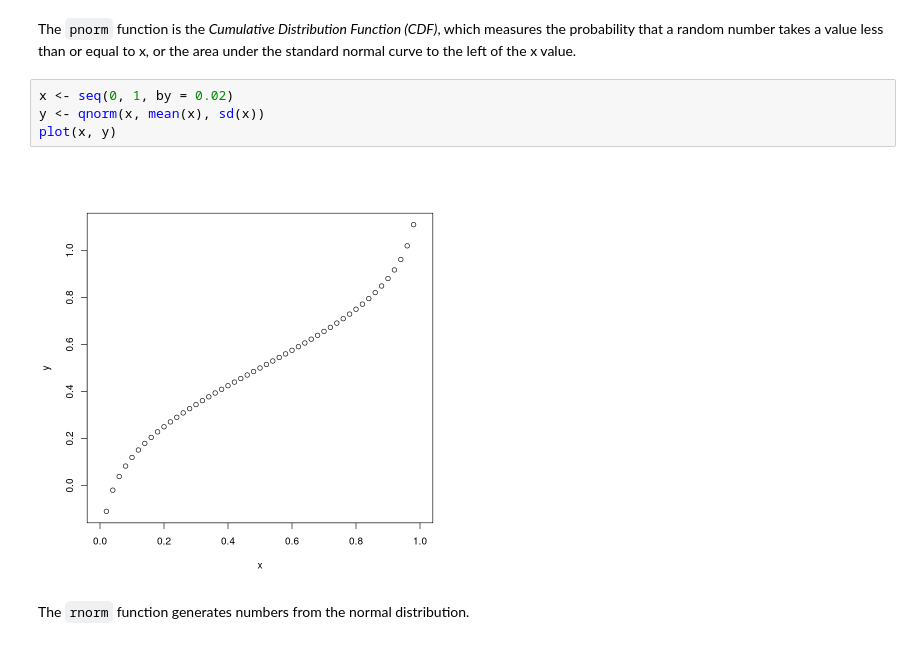
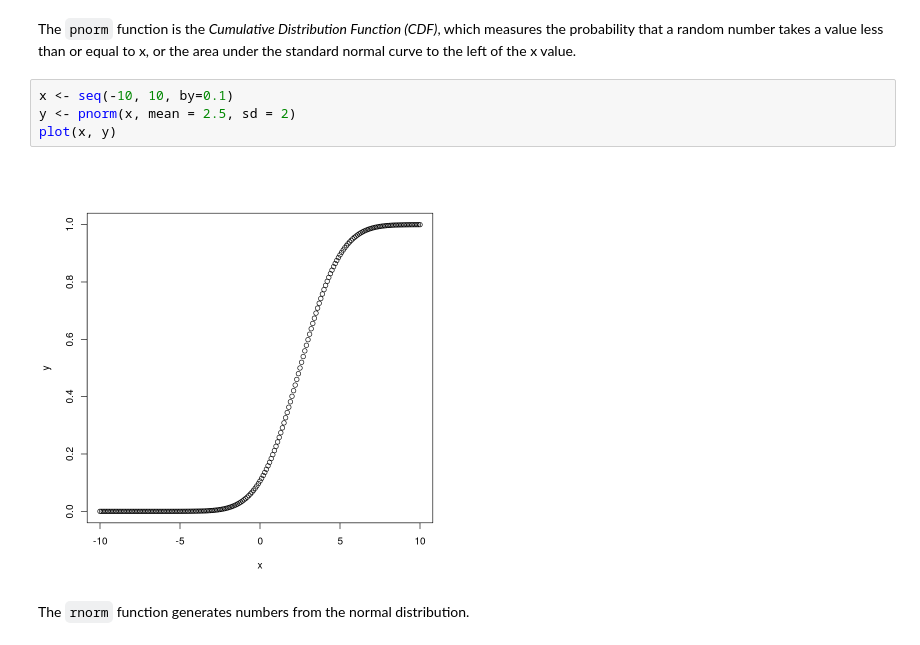
Before and after one commit to JeremyMcCormick/notebooks, a Jupyter notebook: R/StatisticsCompetencies.ipynb, the cells around one changed output. Drawn from its saved outputs; the diff is of its cells as text.

```diff
--- a/R/StatisticsCompetencies.ipynb
+++ b/R/StatisticsCompetencies.ipynb
@@ -677,11 +669,11 @@ plot(x, y)
 # %% [markdown]
 The <code>pnorm</code> function is the <i>Cumulative Distribution Function (CDF)</i>, which measures the probability that a random number takes a value less than or equal to x, or the area under the standard normal curve to the left of the x value.
 # %%
-x <- seq(0, 1, by = 0.02)
-y <- qnorm(x, mean(x), sd(x))
+x <- seq(-10, 10, by=0.1)
+y <- pnorm(x, mean = 2.5, sd = 2)
 plot(x, y)
 # %% [output]
-[figure, old version]
+[figure, new version]
 # %% [markdown]
 The <code>rnorm</code> function generates numbers from the normal distribution.
 # %%
```
Also changed, not shown: parts of 8 cells of this notebook.
